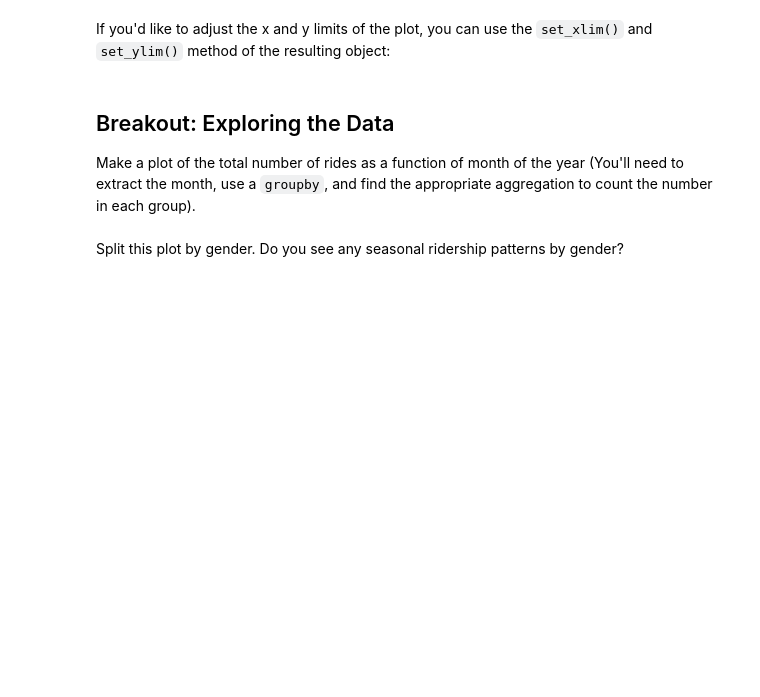
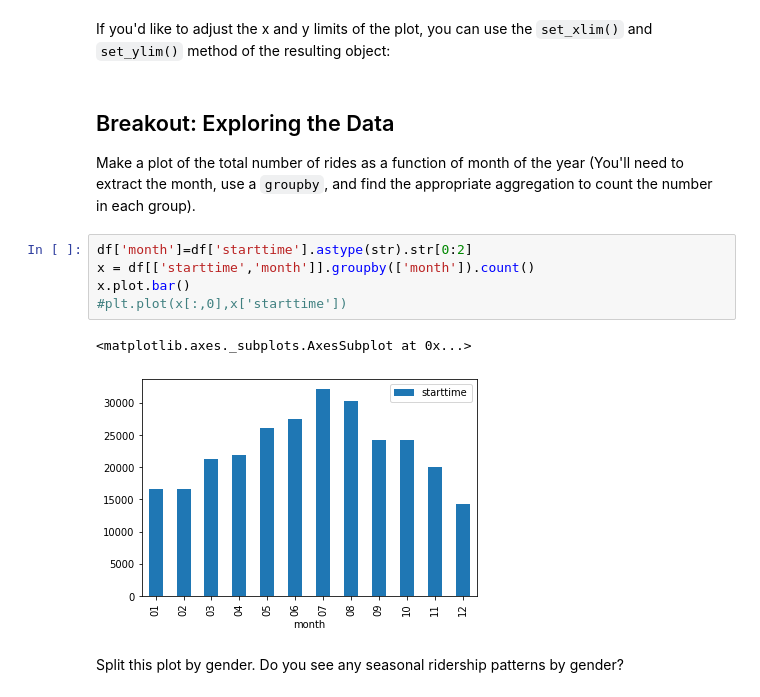
Before and after one commit to advika18/LectureNotes, a Jupyter notebook: week_2/data_manipulation/numpy_pandas.ipynb, the cells around one changed output. Cells and saved outputs as stored; diff of their text form; blank space fills up the shorter version.

```diff
--- a/week_2/data_manipulation/numpy_pandas.ipynb
+++ b/week_2/data_manipulation/numpy_pandas.ipynb
@@ -309,5 +575,13 @@ If you'd like to adjust the x and y limits of the plot, you can use the ``set_xl
 ## Breakout: Exploring the Data
 
 Make a plot of the total number of rides as a function of month of the year (You'll need to extract the month, use a ``groupby``, and find the appropriate aggregation to count the number in each group).
+# %%
+df['month']=df['starttime'].astype(str).str[0:2]
+x = df[['starttime','month']].groupby(['month']).count()
+x.plot.bar()
+#plt.plot(x[:,0],x['starttime'])
+# %% [output]
+<matplotlib.axes._subplots.AxesSubplot at 0x...>
+[figure, added]
 # %% [markdown]
 Split this plot by gender. Do you see any seasonal ridership patterns by gender?
```
Also changed, not shown: parts of 54 cells of this notebook, 1 other file.
